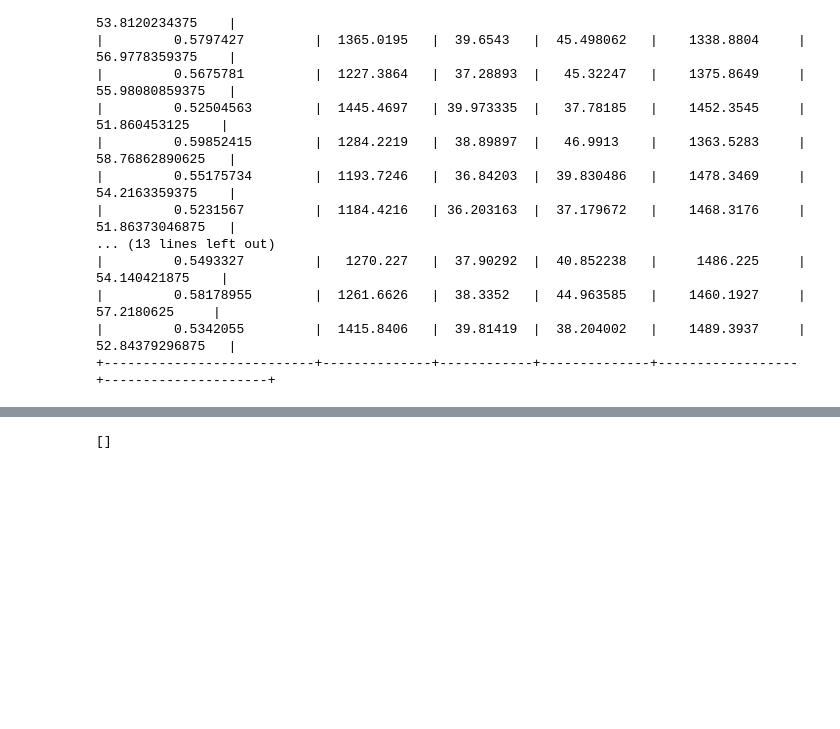
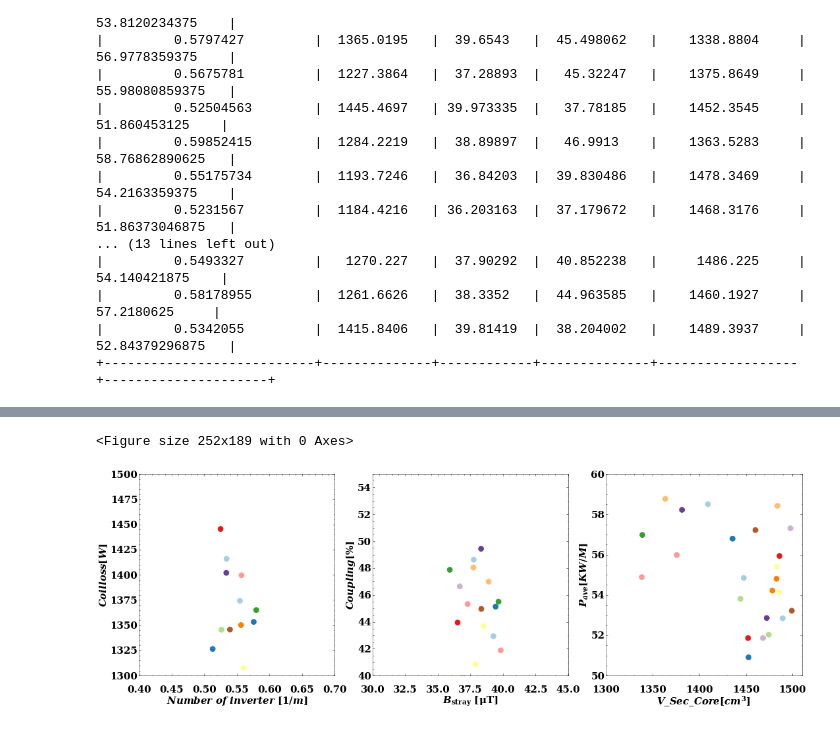
Before and after one commit to ShahidOni/Optimizer, a Jupyter notebook: optimization_eng.ipynb, the cells around one changed output, grey strips where cells are left out. Cells and saved outputs as stored; diff of their text form; code cells hidden in the pictures; blank space fills up the shorter version.

Commit message:
graph added for individual solution

```diff
--- a/optimization_eng.ipynb
+++ b/optimization_eng.ipynb
@@ -1352,4 +1060,54 @@ WARNING:matplotlib.legend:No handles with labels found to put in legend.
-# %%
-print(p_front_x)
-# %% [output]
-[]
+# %%
+import matplotlib
+import seaborn as sns
+
+marker_size = 60
+plt.subplots_adjust(left=.1,
+                    bottom=0.1,
+                    right=0.9,
+                    top=2,
+                    wspace=2,
+                    hspace=0.4)
+
+font = {'family' : 'normal',
+        'weight' : 'bold',
+        'size'   : 15}
+
+matplotlib.rc('font', **font)
+color_list = sns.color_palette("Paired", n_colors=len(y))
+plt.style.use(['science','no-latex'])
+#matplotlib.rcParams.update({'font.size': font_size, 'font.family': 'STIXGeneral', 'mathtext.fontset': 'stix'})
+
+
+#fig1=plt.figure(figsize=(cm2inch(fig_width/2),cm2inch(fig_height)/1.2), dpi=400)
+
+
+fig, (ax1, ax2, ax3) = plt.subplots(1, 3)
+
+fig.set_size_inches(15, 5)
+fig.tight_layout()
+#plt.title("Number of point insde the box " + str(calculate_point_inside(x,xlim,y,ylim, maximization=True)))
+ax3.scatter(accepted_v_sec_core, accpeted_detached_pave, s=marker_size, c=color_list ,rasterized=True)
+ax2.scatter(accepted_detached_bstray, accepted_detached_kdiff, s=marker_size, c=color_list ,rasterized=True)
+ax1.scatter(accepted_n_inv_, accepted_detached_coilloss, s=marker_size, c=color_list ,rasterized=True)
+#plt.colorbar(label=r"$V_{SecWind}$")#Show colar bar at the right side
+ax3.set_xlabel(r"$V\_Sec\_Core [cm^3]$", labelpad = x_label_pad)              # not shown
+ax3.set_ylabel(r'$P_{ave} [KW/M]$', labelpad = y_label_pad) # not shown
+
+ax2.set_xlabel(r"$B_{\rm stray}~[\rm \mu T]$", labelpad = x_label_pad)              # not shown
+ax2.set_ylabel(r'$Coupling [\%]$', labelpad = y_label_pad) # not shown
+
+ax1.set_xlabel(r"$Number\ of\ inverter\ [1/m]$", labelpad = x_label_pad)              # not shown
+ax1.set_ylabel(r'$Coil loss [W]$', labelpad = y_label_pad) # not shown
+
+ax3.axis([1300, 1510, 50, 60])
+ax2.axis([30, 45, 40, 55])
+ax1.axis([.4,.7,1300,1500])
+ax3.tick_params(axis='x', pad=15)
+ax2.tick_params(axis='x', pad=15)
+ax1.tick_params(axis='x', pad=15)
+
+plt.show()
+# %% [output]
+<Figure size 252x189 with 0 Axes>
+[figure, added]
```
Also changed, not shown: parts of 17 cells of this notebook.
